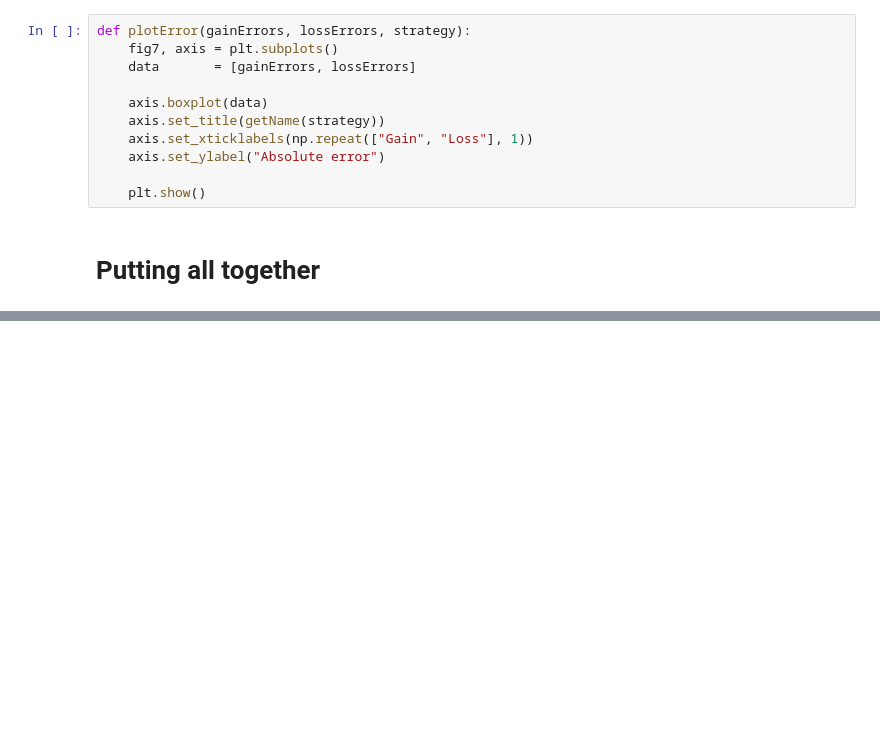
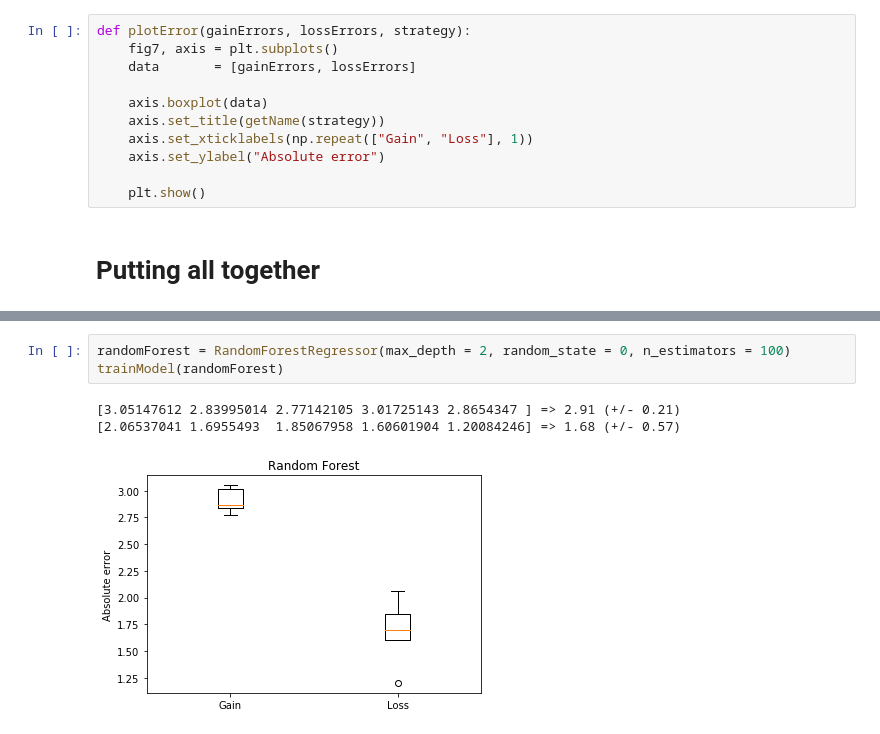
Before and after one commit to Leandro97/ACOPResults, a Jupyter notebook: ACOPRegressor.ipynb, the cells around one changed output, grey strips where cells are left out. Saved outputs shown, nothing was run; the diff lists cells and outputs as text; blank space fills up the shorter version.

Commit message:
Adding random forest and SVR strategies

```diff
--- a/ACOPRegressor.ipynb
+++ b/ACOPRegressor.ipynb
@@ -97,2 +108,9 @@ Decision Tree
 [2.25774984 1.72657658 1.73011226 2.26967934 1.24351321] => 1.85 (+/- 0.77)
 [figure]
+# %%
+randomForest = RandomForestRegressor(max_depth = 2, random_state = 0, n_estimators = 100)
+trainModel(randomForest)
+# %% [output]
+[3.05147612 2.83995014 2.77142105 3.01725143 2.8654347 ] => 2.91 (+/- 0.21)
+[2.06537041 1.6955493  1.85067958 1.60601904 1.20084246] => 1.68 (+/- 0.57)
+[figure, added]
```
Also changed, not shown: parts of 8 cells of this notebook.
